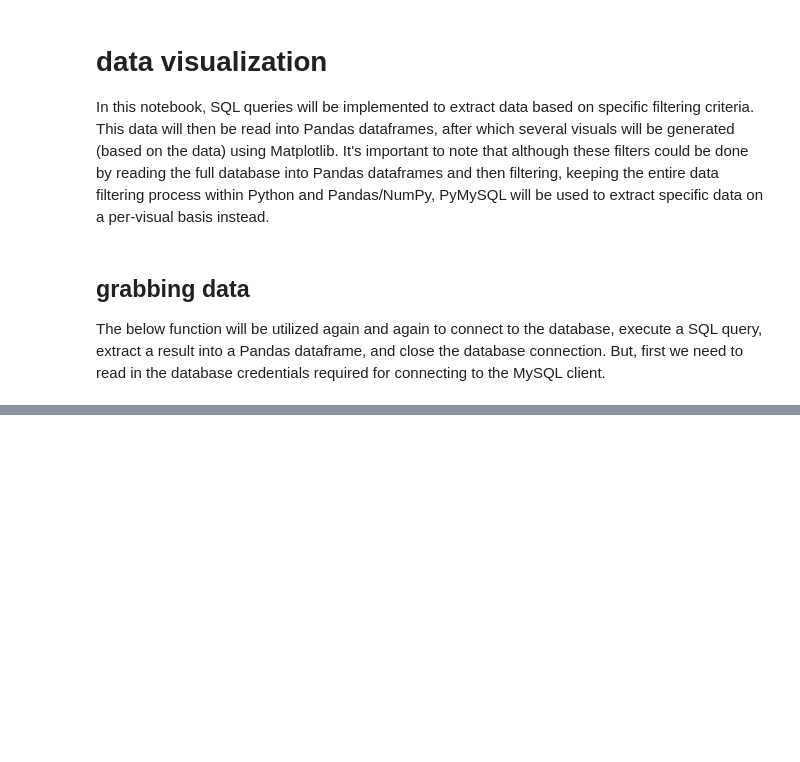
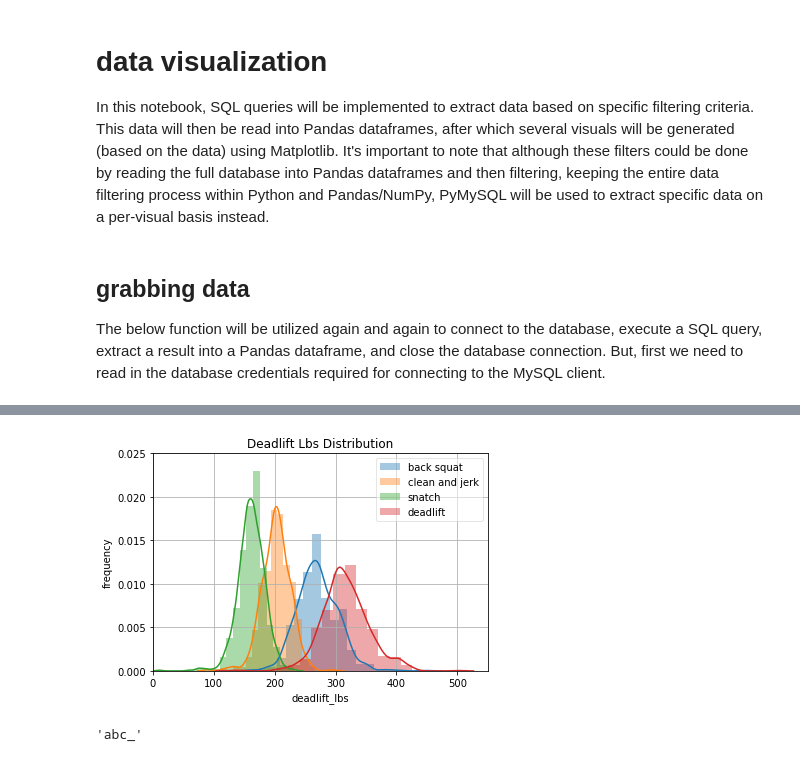
Before and after one commit to zfreedman/crossfit_open_2018, a Jupyter notebook: data_visualization.ipynb, the cells around one changed output, grey strips where cells are left out. Saved outputs shown, nothing was run; the diff lists cells and outputs as text; code cells hidden in the pictures; blank space fills up the shorter version.

```diff
--- a/data_visualization.ipynb
+++ b/data_visualization.ipynb
@@ -55,0 +53,12 @@ grab_data("SELECT name FROM athlete LIMIT 5;")
+# %%
+#extract data
+womens_lifts_df = grab_data(
+    """
+    SELECT back_squat_lbs, clean_and_jerk_lbs, snatch_lbs, deadlift_lbs FROM athlete WHERE division_id=2 AND (
+        back_squat_lbs > 0 AND
+        clean_and_jerk_lbs > 0 AND
+        snatch_lbs > 0 AND
+        deadlift_lbs > 0
+    );
+    """
+)
@@ -55,0 +84,25 @@ grab_data("SELECT name FROM athlete LIMIT 5;")
+# %%
+#plot each lift
+for c in womens_lifts_df.columns:
+    #fit plot
+    sb.distplot(np.array(womens_lifts_df[c]), bins=20, label=c[:-4].replace("_", " "))
+    #label axes and add to labels for legend
+    plt.xlabel(c)
+    plt.ylabel("frequency")
+    #grid
+    plt.grid(True)
+    #title
+    plt.title(c.replace("_", " ").title() + " Distribution")
+#axes bounds
+plt.axis([0, 550, 0, 0.025])
+#legend (.get_frame().set_alpha() sets the backgroudn on the legend)
+#plt.legend()
+plt.legend().get_frame().set_alpha(0.5)
+#show
+plt.show()
+# %% [output]
+[figure, added]
+# %%
+"abc_lbs"[:-3]
+# %% [output]
+'abc_'
```
Also changed, not shown: parts of 5 cells of this notebook, 1 other file.
